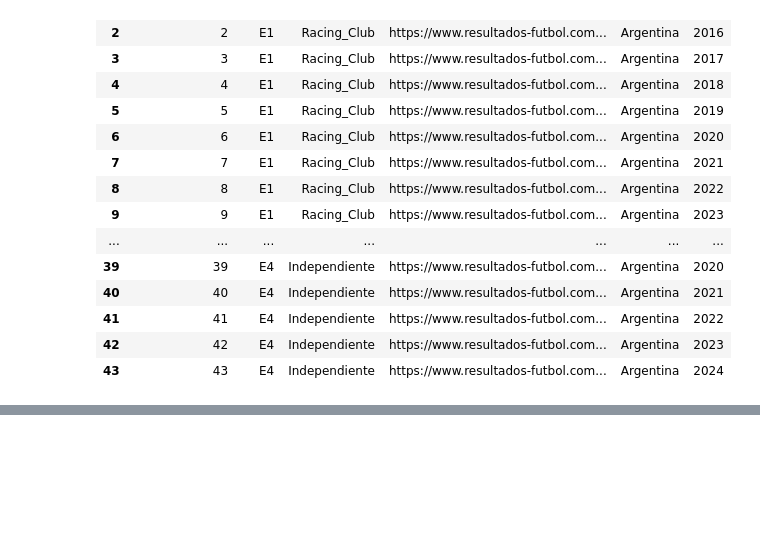
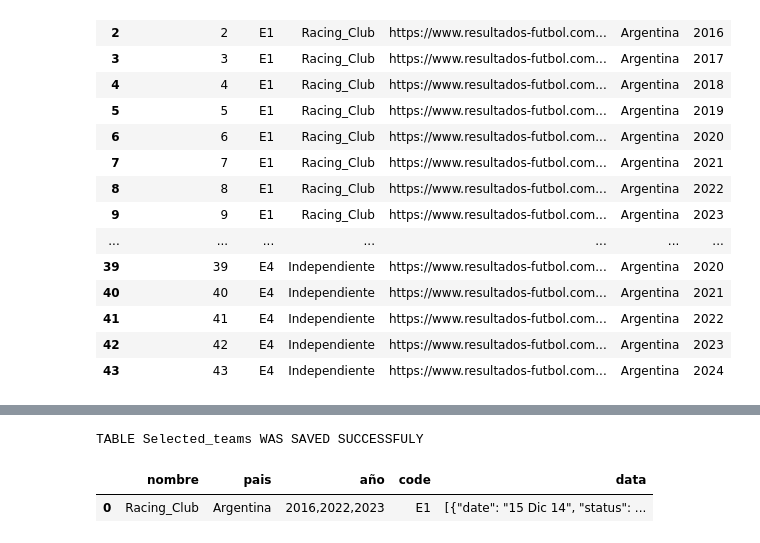
Before and after one commit to matiasfeliu92/torneos_primera_division_arg, a Jupyter notebook: ETL/1)_extract_data.ipynb, the cells around one changed output, grey strips where cells are left out. Saved outputs shown, nothing was run; the diff lists cells and outputs as text; code cells hidden in the pictures; blank space fills up the shorter version.

```diff
--- a/ETL/1)_extract_data.ipynb
+++ b/ETL/1)_extract_data.ipynb
@@ -76,3 +62,7 @@ df_teams_url
 | 41 | 41 | E4 | Independiente | https://www.resultados-futbol.com... | Argentina | 2022 |
 | 42 | 42 | E4 | Independiente | https://www.resultados-futbol.com... | Argentina | 2023 |
 | 43 | 43 | E4 | Independiente | https://www.resultados-futbol.com... | Argentina | 2024 |
+# %%
+df_teams_url = df_teams_url[(df_teams_url['code'].isin(['E1'])) & (df_teams_url['año'].isin(['2016', '2022', '2023']))]
+df_teams_url_filtered = df_teams_url.groupby(['nombre','pais']).agg({'año': lambda x: ','.join(x),'code': lambda x: ','.join(x)}).reset_index()
+df_teams_url_filtered
@@ -79,26 +72,39 @@ df_teams_url
 # %%
-def get_teams_data(yearss, codess):
-    print("-----------------parameter for yearss-------------------")
-    print(yearss)
-    print("-----------------parameter for codess-------------------")
-    print(codess)
+def get_teams_data(row):
+    yearss = row['año']
+    codess = row['code']
     url = f'{base_url}/teams'
     params = {
         'yearr': yearss,
         'cod': codess
     }
     print(params)
+    df_teams_tables = pd.DataFrame()
     try:
         response = requests.post(url, params=params)
         if response.status_code == 200:
             data = response.json()
+            print(data)
             print("request success")
-            return data['teams_data']
+            return json.dumps(data['teams_data'], ensure_ascii=False)
         else:
             print(f"Cannot make the request. Status code: {response.status_code}")
     except requests.RequestException as e:
-        print(f"Cannot make the request: {e}")
-
-teams_data = get_teams_data('2016,2022', 'E1,E4')
-teams_data
+        # print(f"Cannot make the request: {e}")
+        print(yearss.split(','))
+        print(codess.split(','))
+        path = 'C:\\Users\\PC\\Documents\Matias\\torneos_primera_division_arg\\CSV\\'
+        files = [file for file in os.listdir(path) if 'Club' in file]
+        files = [file for file in os.listdir(path) if 'Club' in file and any(year in file for year in yearss.split(','))]
+        # print(files)
+        for file in files:
+            df = pd.read_csv(path+file)
+            df_teams_tables = pd.concat([df_teams_tables, df], ignore_index=True)
+        df_teams_tables = df_teams_tables[df_teams_tables.code.isin(codess.split(','))]
+        print(df_teams_tables.code.unique())
+        print(df_teams_tables.año.unique())
+        data = df_teams_tables.to_dict(orient='records')
+        print(data)
+        return json.dumps(data, ensure_ascii=False)
+df_teams_url_filtered['data'] = df_teams_url_filtered.apply(get_teams_data, axis=1)
 # %% [output]
@@ -147,0 +113,12 @@ df_teams_data
+# %%
+df_teams_data = df_teams_url_filtered.copy()
+df_teams_data['code'] = df_teams_data['code'].str[0:2]
+# %%
+df_teams_data.to_sql(f'Selected_teams', engine, if_exists='replace', schema='torneos_primera_arg', index=False)
+print(F"TABLE Selected_teams WAS SAVED SUCCESSFULY")
+df_teams_data.to_csv('../CSV/Selected_teams.csv')
+df_teams_data
+# %% [output]
+TABLE Selected_teams WAS SAVED SUCCESSFULY
+|  | nombre | pais | año | code | data |
+| 0 | Racing_Club | Argentina | 2016,2022,2023 | E1 | [{"date": "15 Dic 14", "status": ... |
```
Also changed, not shown: parts of 6 cells of this notebook, 2 other files.
